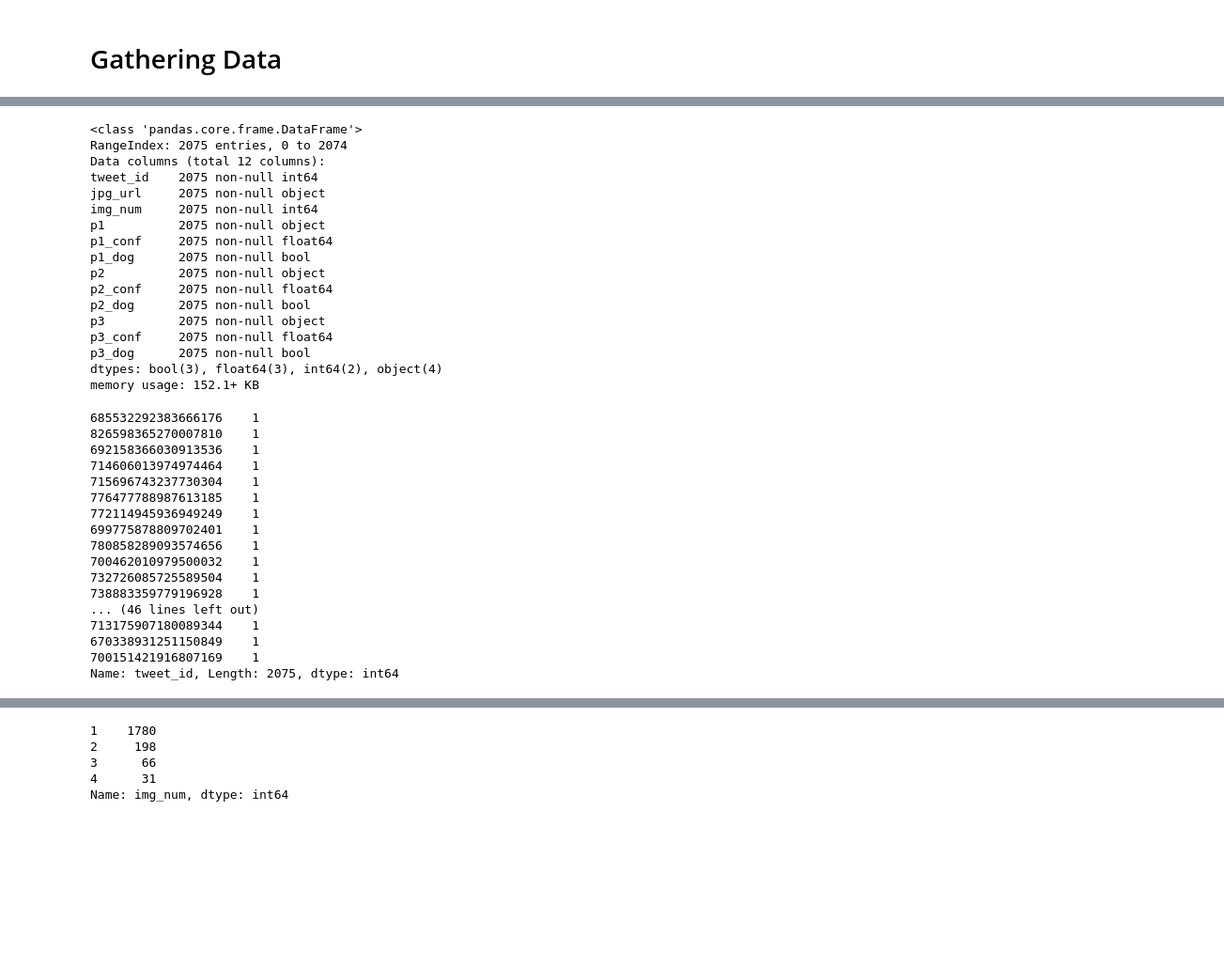
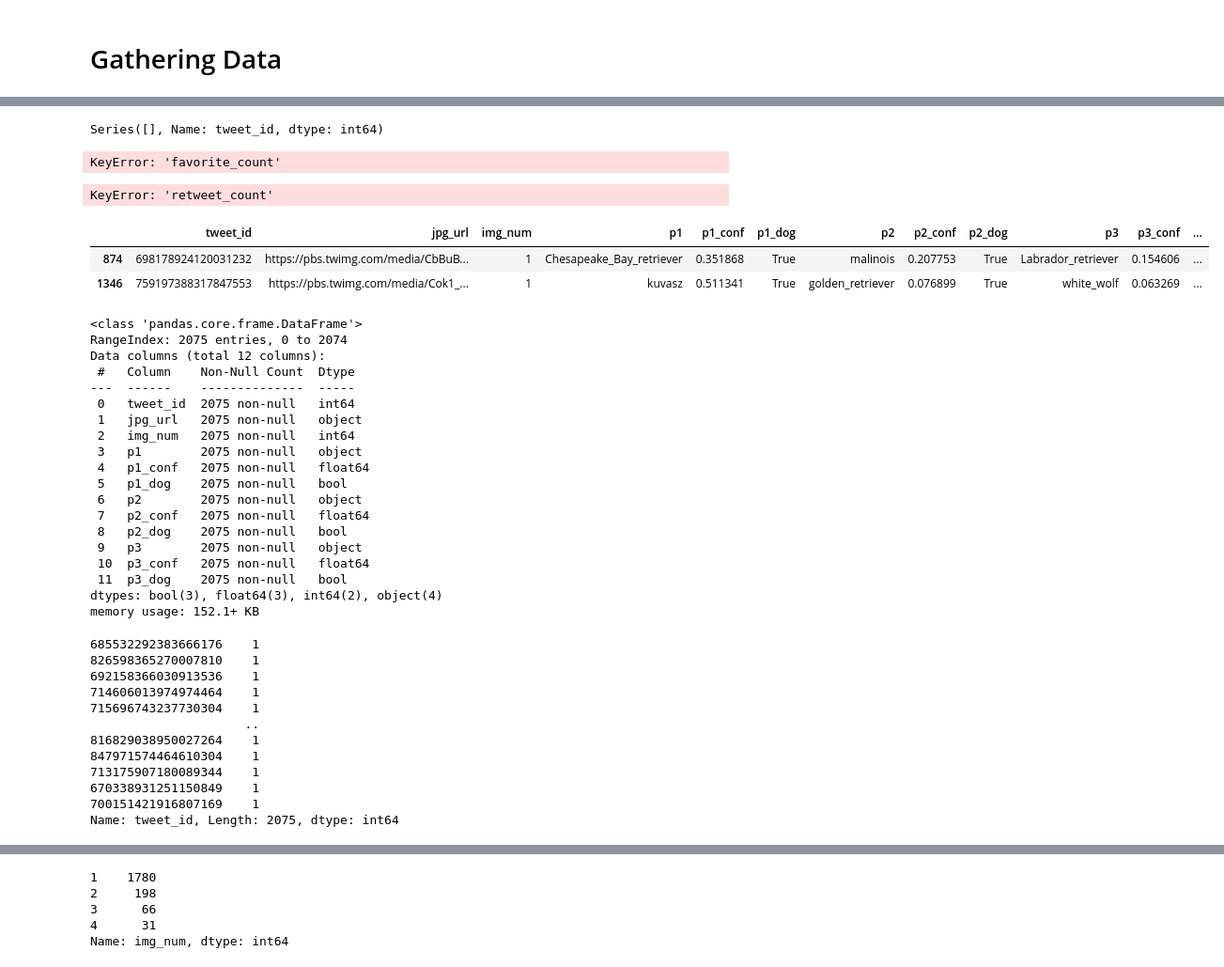
Before and after one commit to abhishekpandeyIT/Twitter_Data_Analysis, a Jupyter notebook: wrangle_act.ipynb, the cells around one changed output, grey strips where cells are left out. Shown at 94% size. Saved outputs shown, nothing was run; the diff lists cells and outputs as text; code cells hidden in the pictures; blank space fills up the shorter version.

```diff
--- a/wrangle_act.ipynb
+++ b/wrangle_act.ipynb
@@ -22,7 +25,7 @@ response = requests.get(url)
 with open(os.path.join('image_predictions.tsv'), mode = 'wb') as file:
     file.write(response.content)
 # %%
-images = pd.read_csv('image_predictions.tsv', sep = '\t')
+images = pd.read_csv('F:/Github_repo/Wrangle_Analyse_Dataset/image_predictions.tsv', sep = '\t')
 # %%
 consumer_key = '...'
 consumer_secret = '...'
@@ -415,21 +301,41 @@ images.sample(5)
+# %%
+df_new['tweet_id'].value_counts()
+# %% [output]
+Series([], Name: tweet_id, dtype: int64)
+# %%
+df_new['favorite_count'].value_counts()
+# %% [output]
+KeyError: 'favorite_count'
+# %%
+df_new['retweet_count'].value_counts()
+# %% [output]
+KeyError: 'retweet_count'
+# %%
+images.sample(2)
+# %% [output]
+|  | tweet_id | jpg_url | img_num | p1 | p1_conf | p1_dog | p2 | p2_conf | p2_dog | p3 | p3_conf | ... |
+| 874 | 698178924120031232 | https://pbs.twimg.com/media/CbBuB... | 1 | Chesapeake_Bay_retriever | 0.351868 | True | malinois | 0.207753 | True | Labrador_retriever | 0.154606 | ... |
+| 1346 | 759197388317847553 | https://pbs.twimg.com/media/Cok1_... | 1 | kuvasz | 0.511341 | True | golden_retriever | 0.076899 | True | white_wolf | 0.063269 | ... |
 # %%
 images.info()
 # %% [output]
 <class 'pandas.core.frame.DataFrame'>
 RangeIndex: 2075 entries, 0 to 2074
 Data columns (total 12 columns):
-tweet_id    2075 non-null int64
-jpg_url     2075 non-null object
-img_num     2075 non-null int64
-p1          2075 non-null object
-p1_conf     2075 non-null float64
-p1_dog      2075 non-null bool
-p2          2075 non-null object
-p2_conf     2075 non-null float64
-p2_dog      2075 non-null bool
-p3          2075 non-null object
-p3_conf     2075 non-null float64
-p3_dog      2075 non-null bool
+ #   Column    Non-Null Count  Dtype
+---  ------    --------------  -----
+ 0   tweet_id  2075 non-null   int64
+ 1   jpg_url   2075 non-null   object
+ 2   img_num   2075 non-null   int64
+ 3   p1        2075 non-null   object
+ 4   p1_conf   2075 non-null   float64
+ 5   p1_dog    2075 non-null   bool
+ 6   p2        2075 non-null   object
+ 7   p2_conf   2075 non-null   float64
+ 8   p2_dog    2075 non-null   bool
+ 9   p3        2075 non-null   object
+ 10  p3_conf   2075 non-null   float64
+ 11  p3_dog    2075 non-null   bool
 dtypes: bool(3), float64(3), int64(2), object(4)
 memory usage: 152.1+ KB
 # %%
@@ -440,14 +346,9 @@ images['tweet_id'].value_counts()
 692158366030913536    1
 714606013974974464    1
 715696743237730304    1
-776477788987613185    1
-772114945936949249    1
-699775878809702401    1
-780858289093574656    1
-700462010979500032    1
-732726085725589504    1
-738883359779196928    1
-... (46 lines left out)
+                     ..
+816829038950027264    1
+847971574464610304    1
 713175907180089344    1
 670338931251150849    1
 700151421916807169    1
```
Also changed, not shown: parts of 90 cells of this notebook, 2 other files.
